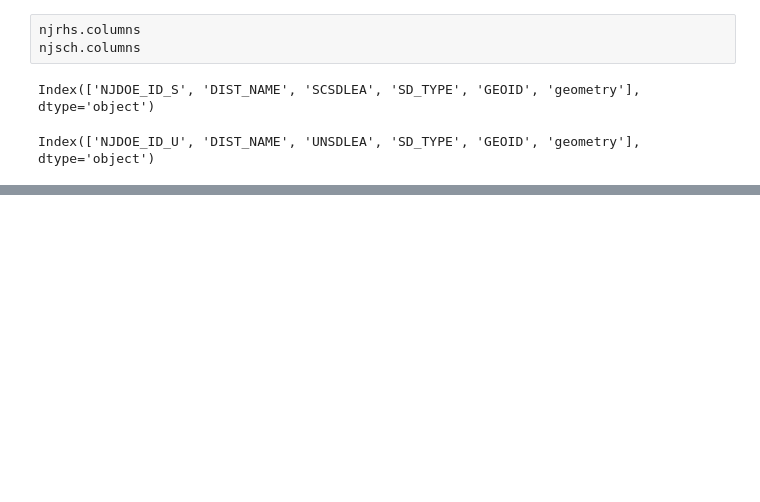
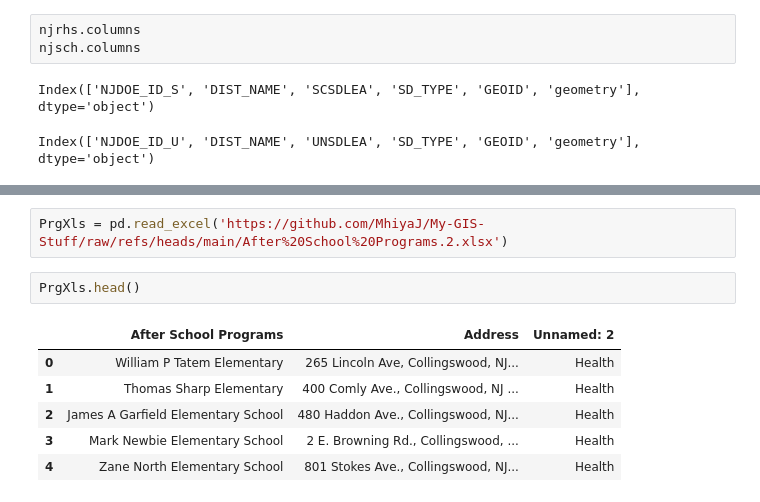
Before and after one commit to MhiyaJ/My-GIS-Stuff, a Jupyter notebook: CCHSDistrict.ipynb, the cells around one changed output, grey strips where cells are left out. Drawn from its saved outputs; the diff is of its cells as text; blank space fills up the shorter version.

```diff
--- a/CCHSDistrict.ipynb
+++ b/CCHSDistrict.ipynb
@@ -103,0 +143,11 @@ cchs.plot(column='type', legend=True, figsize=(10,10))
+# %%
+PrgXls = pd.read_excel('https://github.com/MhiyaJ/My-GIS-Stuff/raw/refs/heads/main/After%20School%20Programs.2.xlsx')
+# %%
+PrgXls.head()
+# %% [output]
+|  | After School Programs | Address | Unnamed: 2 |
+| 0 | William P Tatem Elementary | 265 Lincoln Ave, Collingswood, NJ... | Health |
+| 1 | Thomas Sharp Elementary | 400 Comly Ave., Collingswood, NJ ... | Health |
+| 2 | James A Garfield Elementary School | 480 Haddon Ave., Collingswood, NJ... | Health |
+| 3 | Mark Newbie Elementary School | 2 E. Browning Rd., Collingswood, ... | Health |
+| 4 | Zane North Elementary School | 801 Stokes Ave., Collingswood, NJ... | Health |
```
Also changed, not shown: parts of 12 cells of this notebook.
